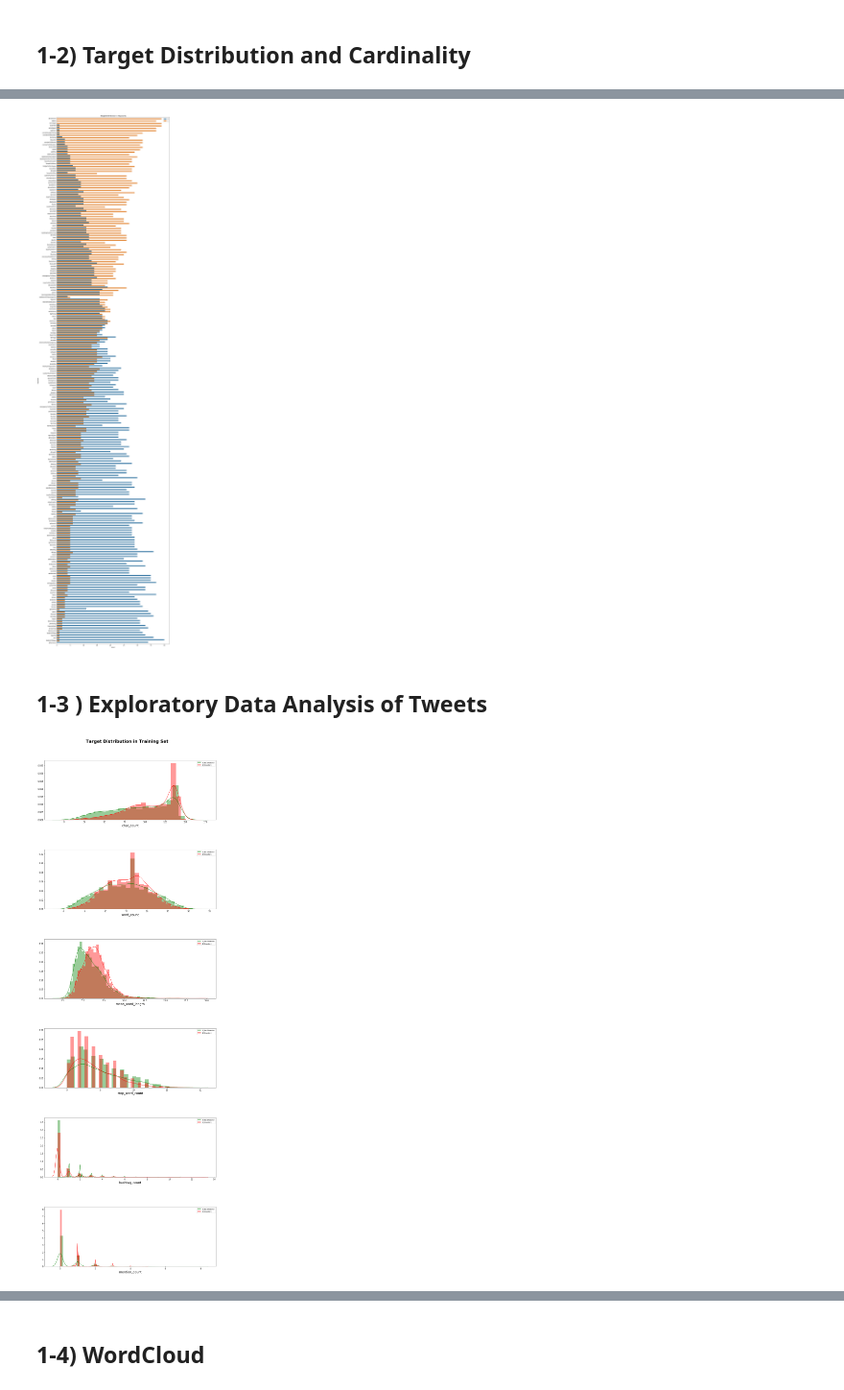
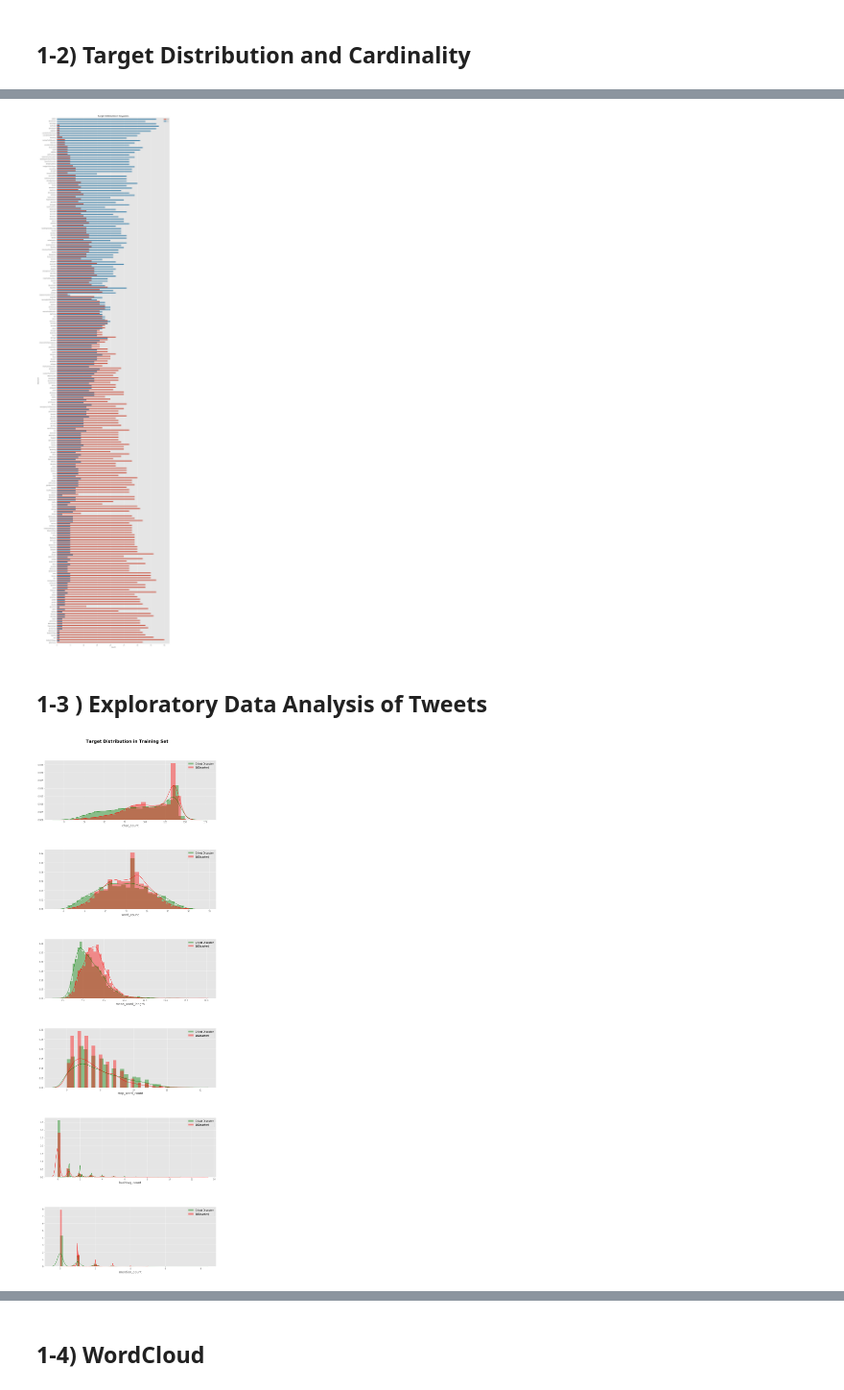
Before and after one commit to JSY0717/Kaggle-Playground, a Jupyter notebook: nlp-with-disaster-tweets.ipynb, the cells around one changed output, grey strips where cells are left out. Shown at 96% size. Saved outputs shown, nothing was run; the diff lists cells and outputs as text; code cells hidden in the pictures.

```diff
--- a/nlp-with-disaster-tweets.ipynb
+++ b/nlp-with-disaster-tweets.ipynb
@@ -13,6 +19,19 @@ from nltk.corpus import stopwords
 import seaborn as sns
 import matplotlib.pyplot as plt
 
+from collections import  Counter
+plt.style.use('ggplot')
+stop=set(stopwords.words('english'))
+import re
+from nltk.tokenize import word_tokenize
+import string
+
+%matplotlib inline
+from tensorflow.keras.preprocessing.text import Tokenizer
+from tensorflow.keras.preprocessing.sequence import pad_sequences
+from tensorflow.keras.layers import SimpleRNN, Embedding, Dense, Flatten
+from tensorflow.keras.models import Sequential
+
 from sklearn.model_selection import train_test_split
 # %%
 train_df = pd.read_csv("/kaggle/input/nlp-getting-started/train.csv")
@@ -37,0 +81,2 @@ test_df.head()
+# %%
+train_df.drop_duplicates(subset=['text'], inplace=True) # v2 열에서 중복인 내용이 있다면 중복 제거
@@ -94,7 +145,7 @@ plt.title('Target Distribution in Keywords')
 
 plt.show()
 # %% [output]
-[figure, old version]
+[figure, new version]
 # %% [markdown]
 ## 1-3 ) Exploratory Data Analysis of Tweets
 # %%
@@ -125,26 +176,25 @@ test_df['mention_count'] = test_df['text'].apply(lambda x: len([c for c in str(x
 # %%
 METAFEATURES = ['char_count', 'word_count', 'mean_word_length'
                 , 'stop_word_count','hashtag_count', 'mention_count']
 DISASTER_TWEETS = train_df['target'] == 1
 
 
 fig, axes = plt.subplots(ncols=1, nrows=len(METAFEATURES), figsize=(15, 50), dpi=50)
 
 
 for i, feature in enumerate(METAFEATURES):
     sns.distplot(train_df.loc[~DISASTER_TWEETS][feature], label='0(Not Disaster', ax=axes[i], color='green')
     sns.distplot(train_df.loc[DISASTER_TWEETS][feature], label='1(Disaster)', ax=axes[i], color='red')
+    axes[i].legend(bbox_to_anchor=(0, 3))
 
     axes[i].set_xlabel(feature,fontsize=18)
     axes[i].tick_params(axis='x', labelsize=12)
     axes[i].tick_params(axis='y', labelsize=12)
-    axes[i].legend()
-
-    #axes[i].set_title(f'{feature} Target Distribution in Training Set', fontsize=15)
+    axes[i].legend(fontsize=15)
 
 fig.suptitle('Target Distribution in Training Set',fontsize=25, fontweight='bold')
 fig.tight_layout(rect=[0, 0.1, 1, 0.95])
 plt.subplots_adjust(hspace = 0.5)
 plt.show()
 # %% [output]
-[figure, old version]
+[figure, new version]
```
Also changed, not shown: parts of 67 cells of this notebook.
